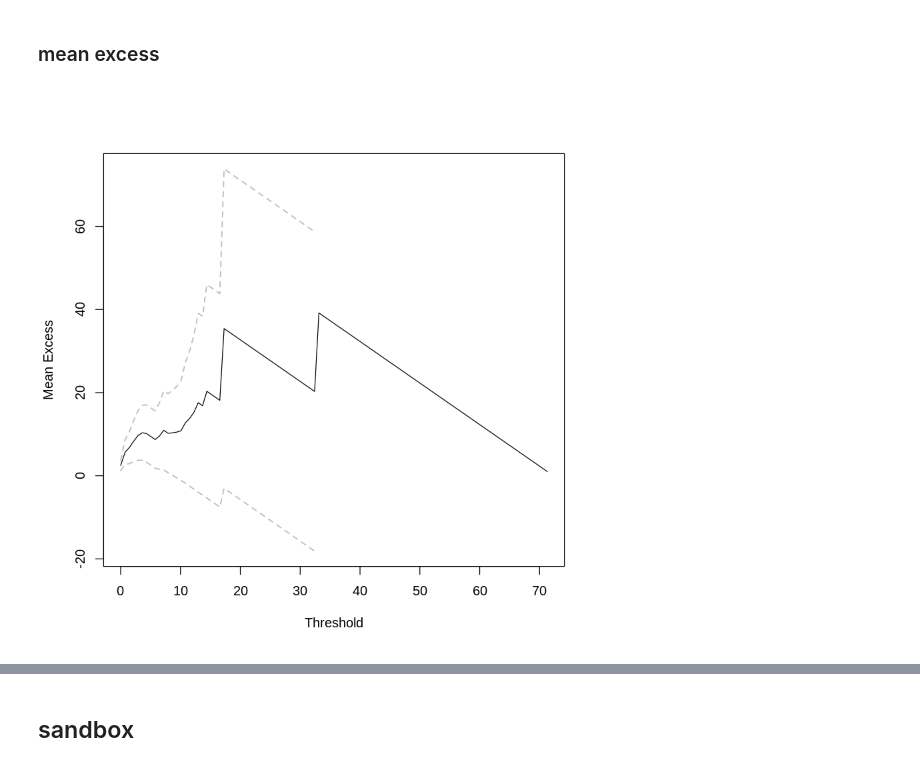
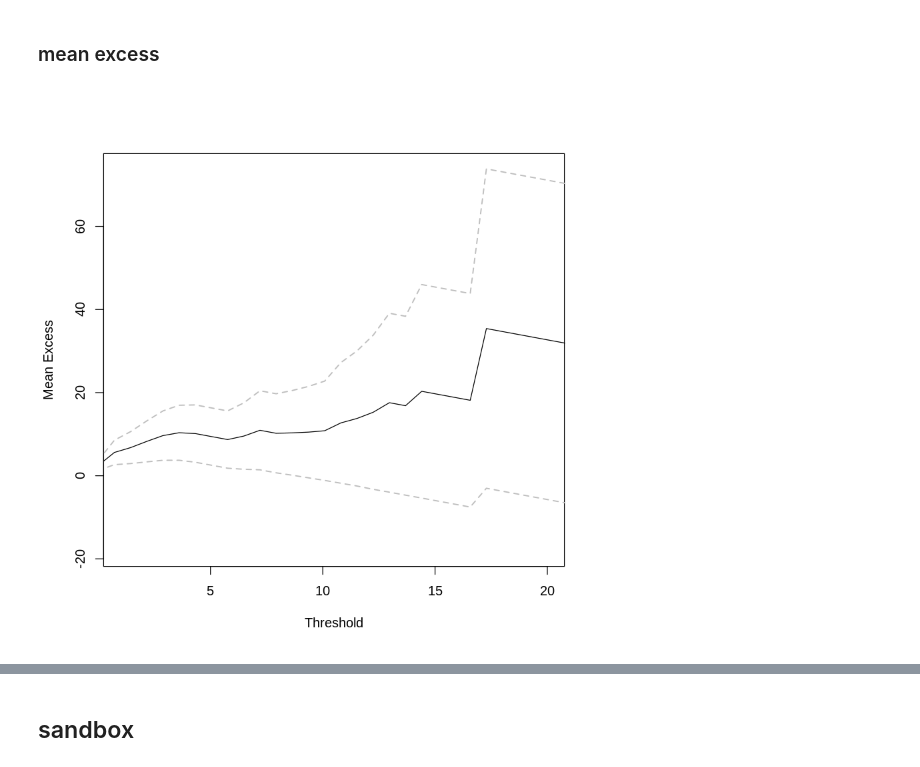
Before and after one commit to unagiinu2k/R_sandbox, a Jupyter notebook: extreme_value.ipynb, the cells around one changed output, grey strips where cells are left out. Drawn from its saved outputs; the diff is of its cells as text; code cells hidden in the pictures.

```diff
--- a/extreme_value.ipynb
+++ b/extreme_value.ipynb
@@ -469,6 +469,6 @@ threshrange.plot(damage$Dam , r = c(1,15))
 # %% [markdown]
 ### mean excess
 # %%
-mrlplot(damage$Dam)
+mrlplot(damage$Dam  ,xlim = c(1,20))
 # %% [output]
-[figure, old version]
+[figure, new version]
```
Also changed, not shown: parts of 5 cells of this notebook.
